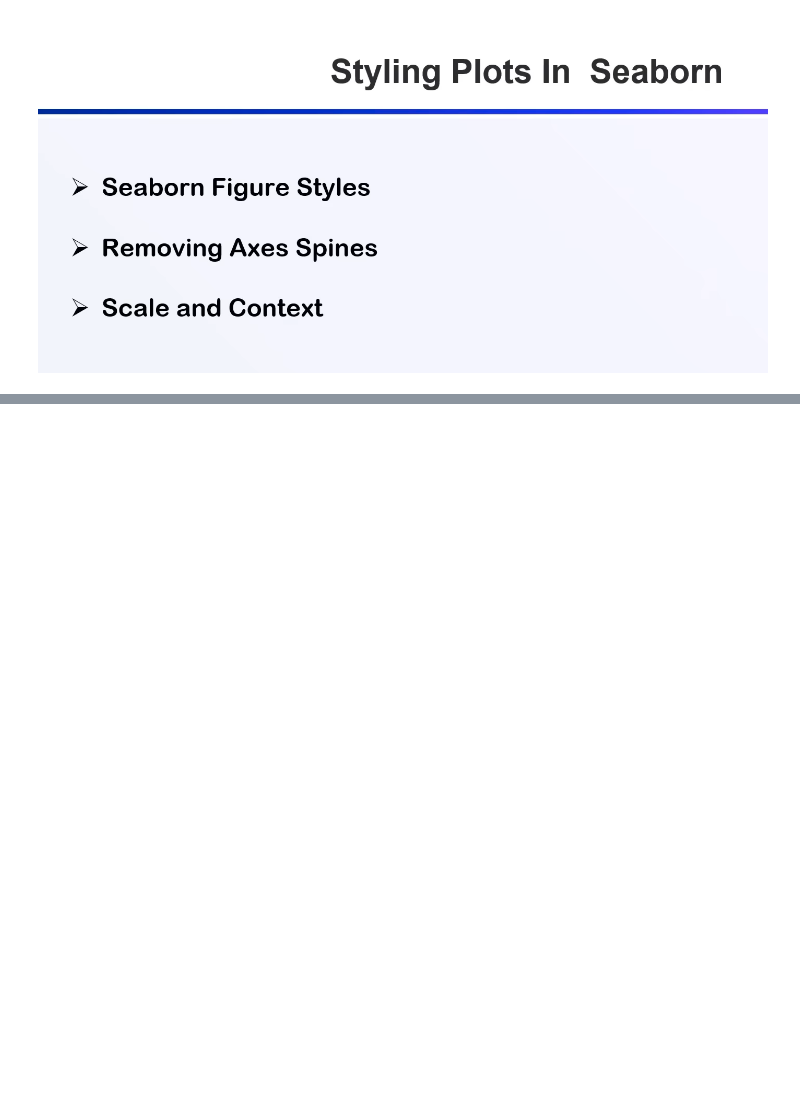
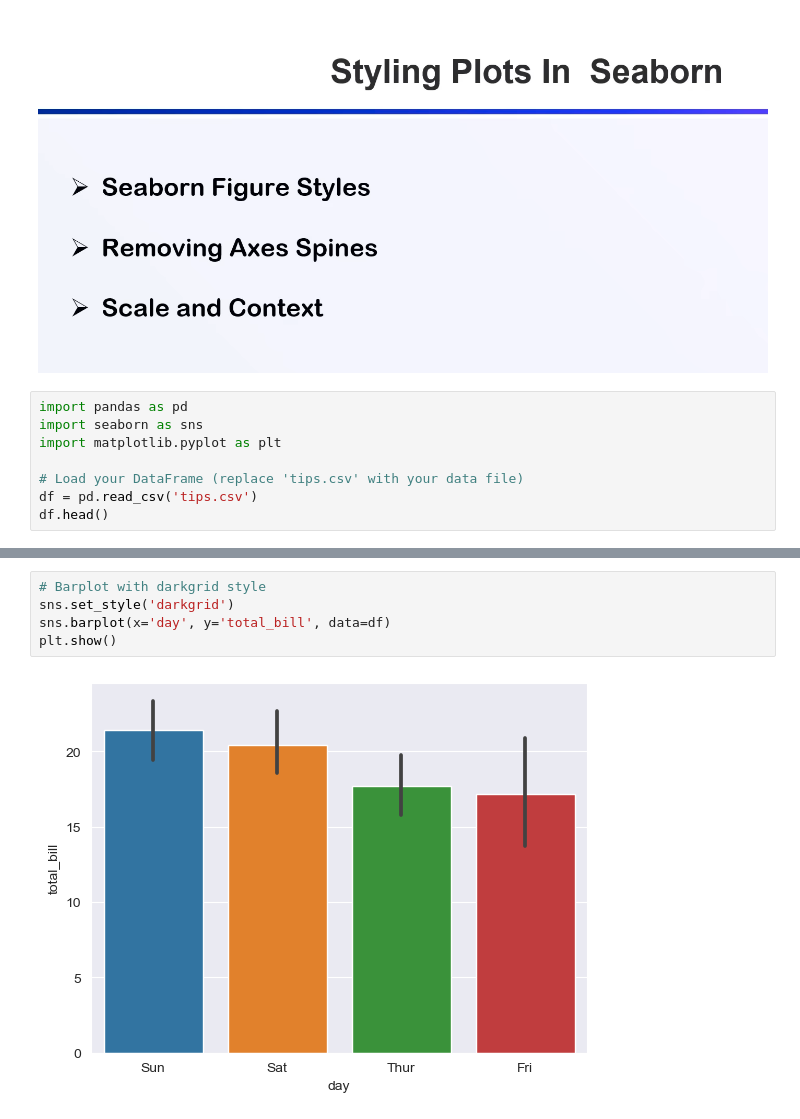
Before and after one commit to praveensinghaws/Python, a Jupyter notebook: wsCubeTech/Seaborn/13. Styling Plot.ipynb, the cells around one changed output, grey strips where cells are left out. Drawn from its saved outputs; the diff is of its cells as text; blank space fills up the shorter version.

```diff
--- a/wsCubeTech/Seaborn/13. Styling Plot.ipynb
+++ b/wsCubeTech/Seaborn/13. Styling Plot.ipynb
@@ -2,3 +2,11 @@
 ![image.png](attachment:98cb25f2-5e05-4622-8b54-d6908f5cad7c.png)
 
 ![image.png](attachment:7ca9ff73-e5e2-46ff-ae02-04e54bb8e25d.png)
+# %%
+import pandas as pd
+import seaborn as sns
+import matplotlib.pyplot as plt
+
+# Load your DataFrame (replace 'tips.csv' with your data file)
+df = pd.read_csv('tips.csv')
+df.head()
@@ -4,0 +20,7 @@
+# %%
+# Barplot with darkgrid style
+sns.set_style('darkgrid')
+sns.barplot(x='day', y='total_bill', data=df)
+plt.show()
+# %% [output]
+[figure, added]
```
Also changed, not shown: parts of 6 cells of this notebook.
